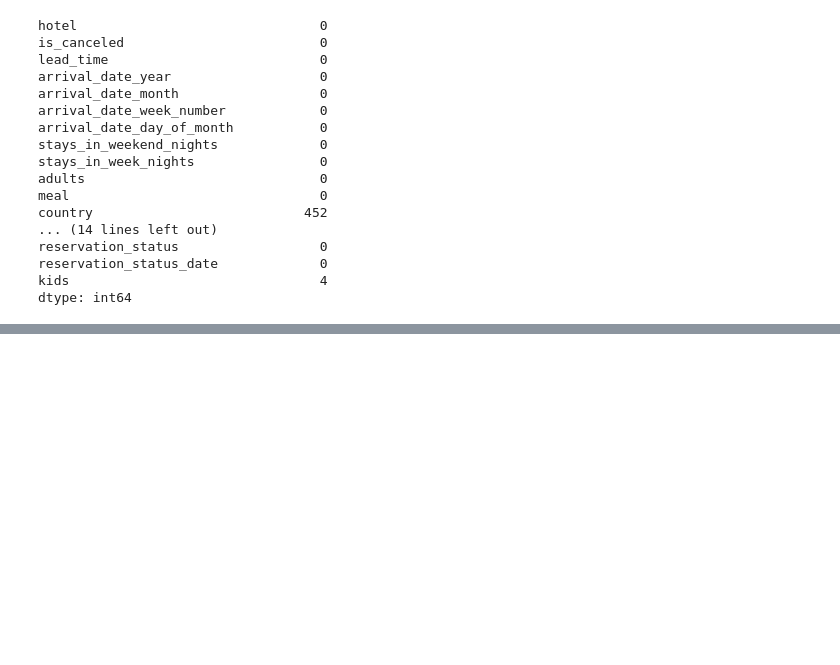
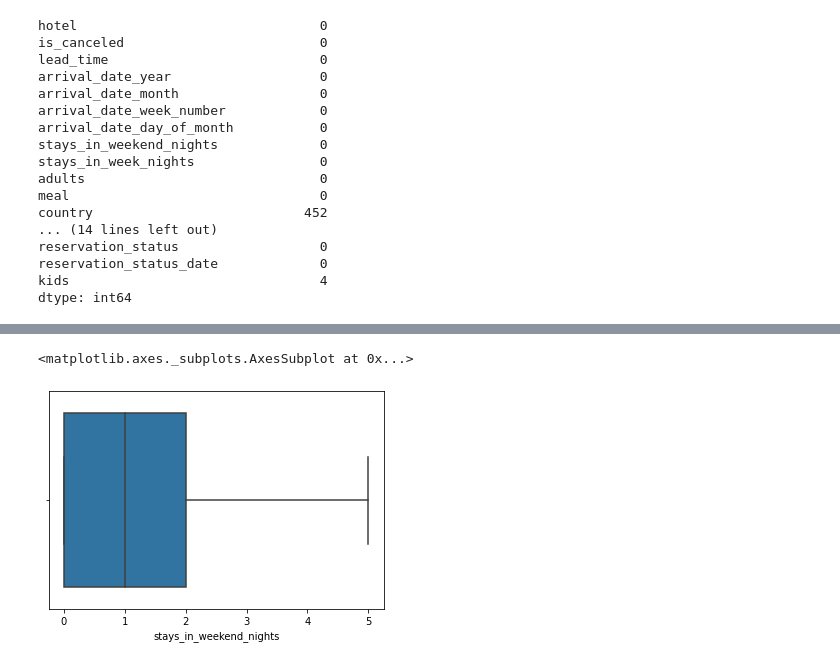
Before and after one commit to armanalam6342/Hotel-Booking-Analysis, a Jupyter notebook: Hotel_Booking_Analysis_Capstone_Project.ipynb, the cells around one changed output, grey strips where cells are left out. Saved outputs shown, nothing was run; the diff lists cells and outputs as text; code cells hidden in the pictures; blank space fills up the shorter version.

```diff
--- a/Hotel_Booking_Analysis_Capstone_Project.ipynb
+++ b/Hotel_Booking_Analysis_Capstone_Project.ipynb
@@ -113,0 +170,7 @@ dtype: int64
+# %%
+#change the value which is greater than 10 to median of stays_in_weekend_nights column
+df.loc[df['stays_in_weekend_nights']>5,'stays_in_weekend_nights'] = df.loc[df['stays_in_weekend_nights']<5,'stays_in_weekend_nights'].median()
+sns.boxplot(df['stays_in_weekend_nights'])
+# %% [output]
+<matplotlib.axes._subplots.AxesSubplot at 0x...>
+[figure, added]
```
Also changed, not shown: parts of 17 cells of this notebook.
